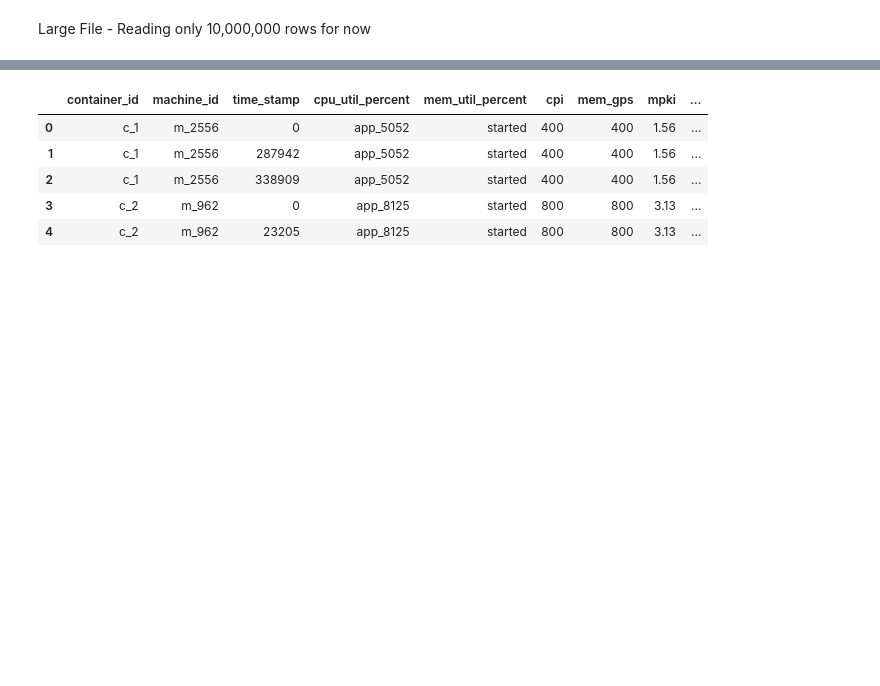
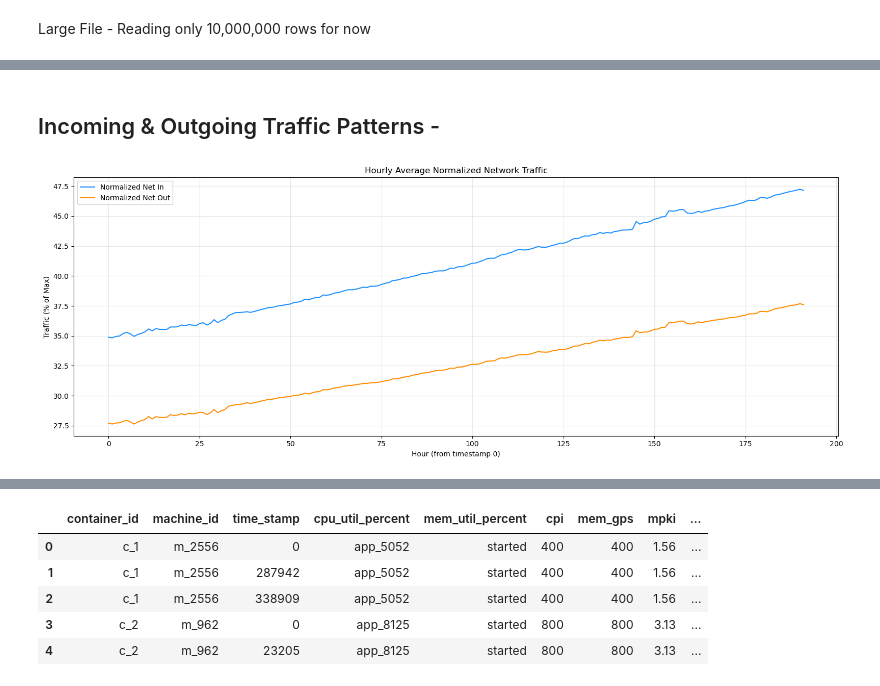
Before and after one commit to akshat-karwa/Cloud-Trace-Analysis, a Jupyter notebook: alibaba_analysis.ipynb, the cells around one changed output, grey strips where cells are left out. Saved outputs shown, nothing was run; the diff lists cells and outputs as text; code cells hidden in the pictures; blank space fills up the shorter version.

```diff
--- a/alibaba_analysis.ipynb
+++ b/alibaba_analysis.ipynb
@@ -32,0 +118,17 @@ machine_usage.head()
+# %% [markdown]
+## Incoming & Outgoing Traffic Patterns -
+# %%
+hourly_net = machine_usage.groupby('hour')[['net_in', 'net_out']].mean().reset_index()
+
+plt.figure(figsize=(16, 6))
+plt.plot(hourly_net['hour'], hourly_net['net_in'], label='Normalized Net In', color='dodgerblue')
+plt.plot(hourly_net['hour'], hourly_net['net_out'], label='Normalized Net Out', color='darkorange')
+plt.title('Hourly Average Normalized Network Traffic')
+plt.xlabel('Hour (from timestamp 0)')
+plt.ylabel('Traffic (% of Max)')
+plt.legend()
+plt.grid(True, alpha=0.3)
+plt.tight_layout()
+plt.show()
+# %% [output]
+[figure, added]
```
Also changed, not shown: parts of 15 cells of this notebook, 5 other files.
